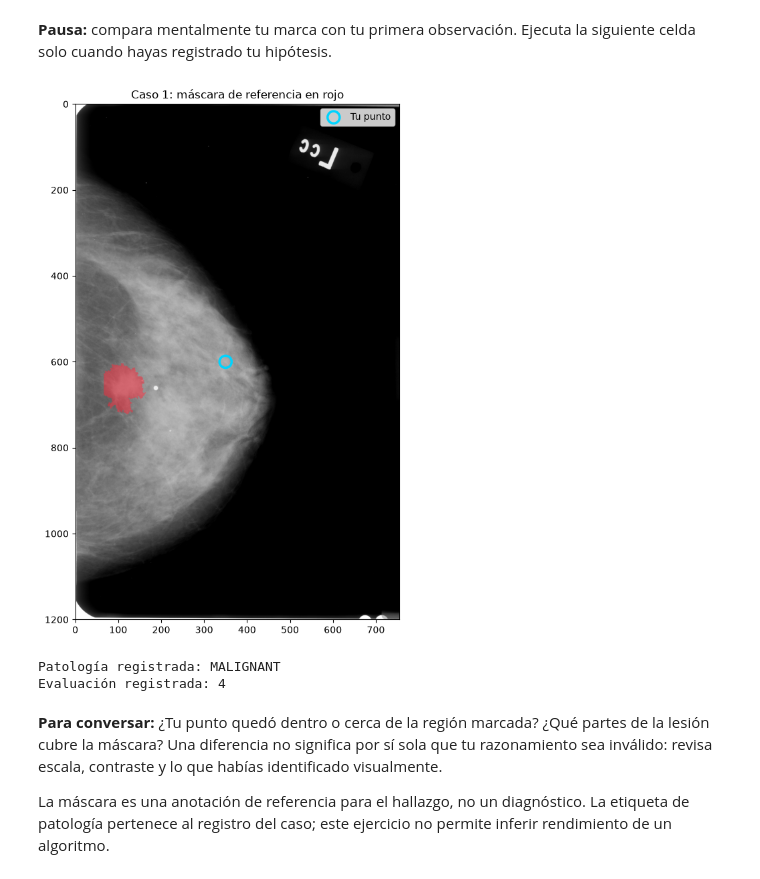
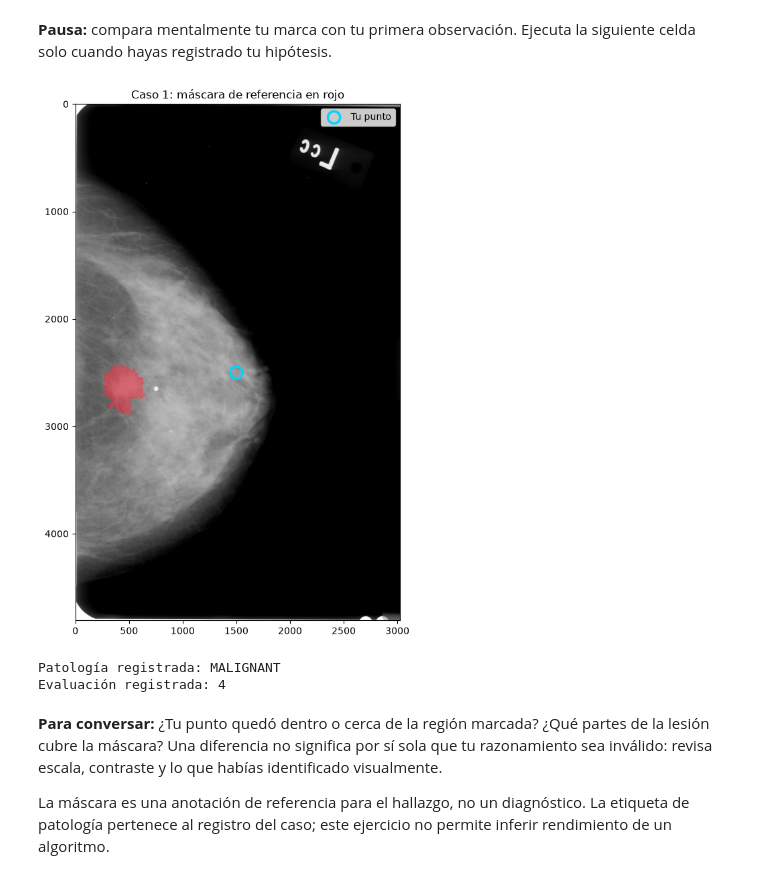
Before and after one commit to luisyauri1/mamografia-a-la-deteccion, a Jupyter notebook: notebooks/taller_mamografia.ipynb, the cells around one changed output. Drawn from its saved outputs; the diff is of its cells as text; code cells hidden in the pictures.

Commit message:
Actualiza taller de mamografia y datos DICOM

```diff
--- a/notebooks/taller_mamografia.ipynb
+++ b/notebooks/taller_mamografia.ipynb
@@ -14,10 +14,15 @@ En tres casos de CBIS-DDSM, observarás la mamografía completa, formularás una
 **En Google Colab:** sube el archivo `taller_colab.zip` cuando la celda lo solicite. El ZIP contiene este notebook y los tres casos; no necesitas montar Google Drive ni descargar CBIS-DDSM completo. La primera ejecución requiere conexión solo para subir el ZIP.
 # %%
 from pathlib import Path
-import json, io, zipfile
+import json, io, zipfile, sys, subprocess
 import numpy as np
 import matplotlib.pyplot as plt
-from PIL import Image
+try:
+    import pydicom
+except ImportError:
+    subprocess.check_call([sys.executable, "-m", "pip", "install", "pydicom>=3,<4", "-q"])
+    import pydicom
+from functools import lru_cache
 
 candidatos = [Path('data/taller'), Path('../data/taller'), Path('/content/data/taller')]
 DATOS = next((p for p in candidatos if (p / 'casos.json').exists()), None)
@@ -38,5 +43,24 @@ if DATOS is None:
     DATOS = Path('/content/data/taller')
 
 casos = json.loads((DATOS / 'casos.json').read_text(encoding='utf-8'))
-print(f'Listo: {len(casos)} casos disponibles en {DATOS}')
+@lru_cache(maxsize=6)
+def leer_imagen(ruta):
+    ds = pydicom.dcmread(DATOS / ruta)
+    datos = ds.pixel_array.astype(np.float32)
+    validos = datos[datos > 0]
+    if validos.size == 0:
+        raise ValueError(f'Imagen sin valores positivos: {ruta}')
+    bajo, alto = np.percentile(validos, [0.5, 99.7])
+    if alto <= bajo:
+        raise ValueError(f'Contraste insuficiente: {ruta}')
+    datos = np.clip((datos - bajo) / (alto - bajo), 0, 1)
+    if ds.PhotometricInterpretation == 'MONOCHROME1':
+        datos = 1 - datos
+    return (datos * 255).astype(np.uint8)
+
+@lru_cache(maxsize=3)
+def leer_mascara(ruta):
+    return pydicom.dcmread(DATOS / ruta).pixel_array > 0
+
+print(f'Listo: {len(casos)} casos DICOM disponibles en {DATOS}')
 # %% [output]
@@ -96,8 +123,8 @@ Escribe en `x` e `y` el punto aproximado que elegiste, usando las coordenadas qu
 # %%
 numero = 1
-x, y = 350, 600  # Cambia estas coordenadas antes de revelar la referencia.
+x, y = 1500, 2500  # Cambia estas coordenadas antes de revelar la referencia.
 c = casos[numero - 1]
-imagen = np.asarray(Image.open(DATOS / c['imagen']).convert('L'))
+imagen = leer_imagen(c['imagen'])
 fig, ax = plt.subplots(figsize=(7, 10))
 ax.imshow(imagen, cmap='gray', vmin=0, vmax=255)
 ax.scatter([x], [y], s=170, facecolors='none', edgecolors='#00d4ff', linewidths=2.5)
@@ -111,27 +138,27 @@ plt.show()
 # %%
 def revelar(numero, x=None, y=None):
     c = casos[numero - 1]
-    imagen = np.asarray(Image.open(DATOS / c['imagen']).convert('L'))
-    mascara = np.asarray(Image.open(DATOS / c['mascara']).convert('L')) > 0
+    imagen = leer_imagen(c['imagen'])
+    mascara = leer_mascara(c['mascara'])
     if imagen.shape != mascara.shape or not mascara.any():
         raise ValueError('Imagen y máscara no coinciden o la máscara está vacía.')
     fig, ax = plt.subplots(figsize=(7, 10))
     ax.imshow(imagen, cmap='gray', vmin=0, vmax=255)
-    rojo = np.zeros((*mascara.shape, 4), dtype=float)
-    rojo[mascara] = [1, 0.15, 0.22, 0.50]
+    rojo = np.zeros((*mascara.shape, 4), dtype=np.uint8)
+    rojo[mascara] = [255, 38, 56, 128]
     ax.imshow(rojo)
     if x is not None and y is not None:
         ax.scatter([x], [y], s=170, facecolors='none', edgecolors='#00d4ff', linewidths=2.5, label='Tu punto')
         ax.legend(loc='upper right')
     ax.set_xlim(0, imagen.shape[1]); ax.set_ylim(imagen.shape[0], 0)
     ax.set_title(f'Caso {numero}: máscara de referencia en rojo')
     plt.show()
     print('Patología registrada:', c['patologia'])
     print('Evaluación registrada:', c['evaluacion'])
 
 revelar(1, x, y)
 # %% [output]
-[figure, old version]
+[figure, new version]
 Patología registrada: MALIGNANT
 Evaluación registrada: 4
 # %% [markdown]
```
Also changed, not shown: parts of 13 cells of this notebook, 18 other files.
